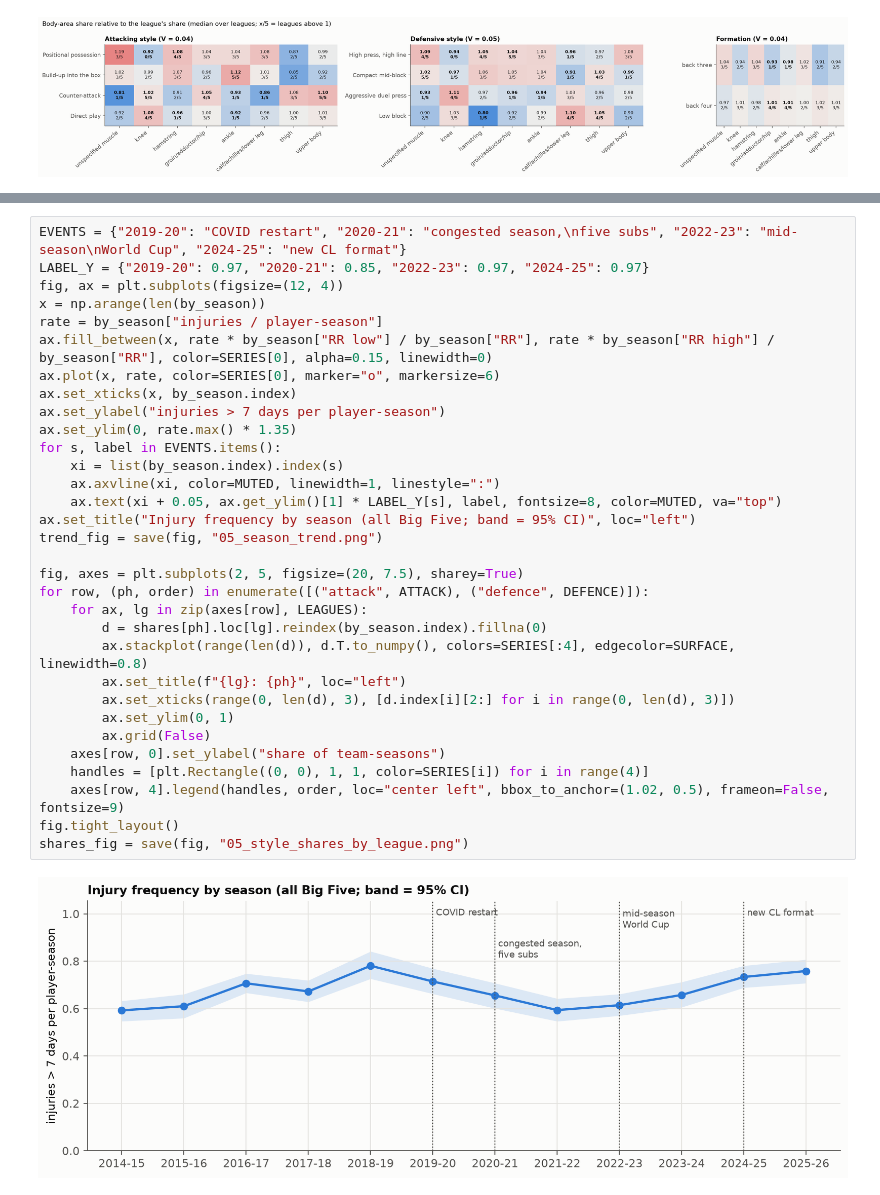
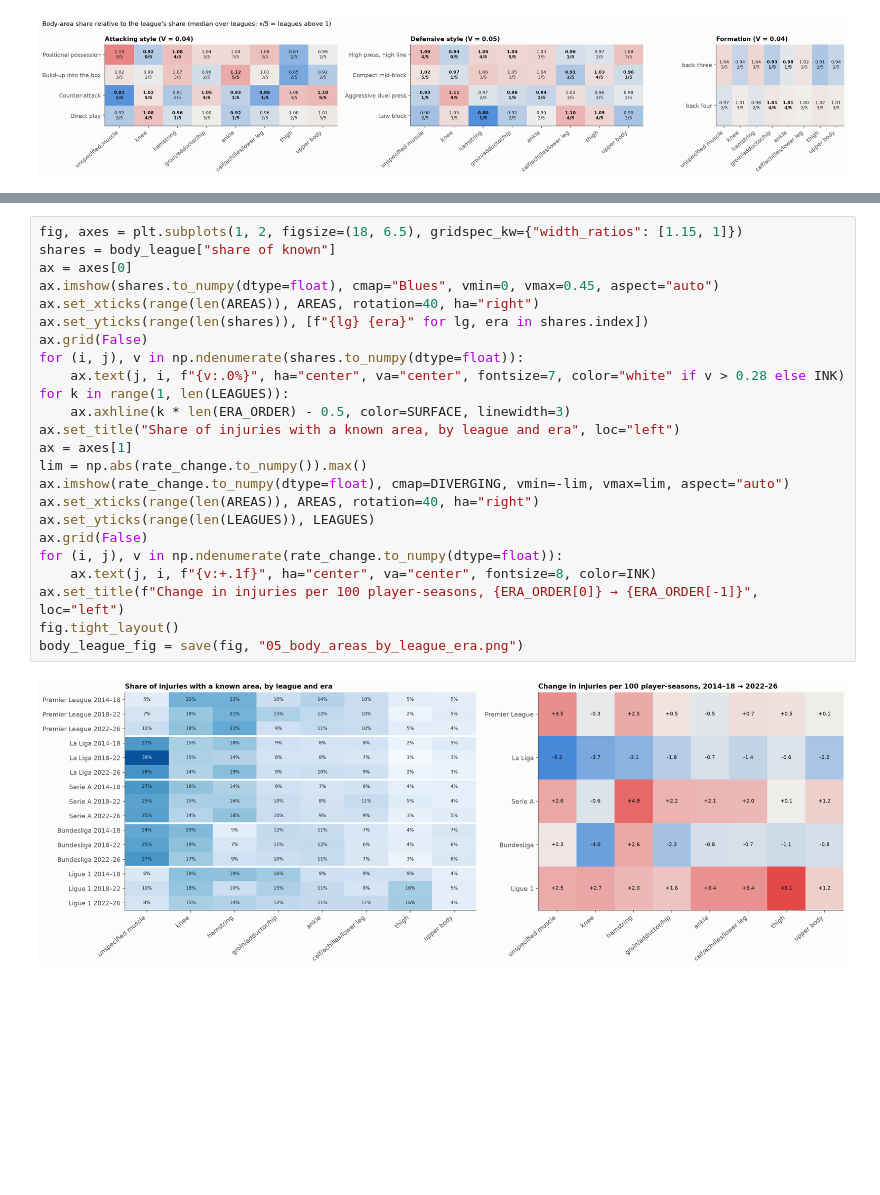
Before and after one commit to Mohammad99Shweiki/football-injuries, a Jupyter notebook: notebooks/05_injury_analysis.ipynb, the cells around one changed output, grey strips where cells are left out. Cells and saved outputs as stored; diff of their text form; blank space fills up the shorter version.

```diff
--- a/notebooks/05_injury_analysis.ipynb
+++ b/notebooks/05_injury_analysis.ipynb
@@ -575,34 +582,26 @@ season_league.round(3)
 # %%
-EVENTS = {"2019-20": "COVID restart", "2020-21": "congested season,\nfive subs", "2022-23": "mid-season\nWorld Cup", "2024-25": "new CL format"}
-LABEL_Y = {"2019-20": 0.97, "2020-21": 0.85, "2022-23": 0.97, "2024-25": 0.97}
-fig, ax = plt.subplots(figsize=(12, 4))
-x = np.arange(len(by_season))
-rate = by_season["injuries / player-season"]
-ax.fill_between(x, rate * by_season["RR low"] / by_season["RR"], rate * by_season["RR high"] / by_season["RR"], color=SERIES[0], alpha=0.15, linewidth=0)
-ax.plot(x, rate, color=SERIES[0], marker="o", markersize=6)
-ax.set_xticks(x, by_season.index)
-ax.set_ylabel("injuries > 7 days per player-season")
-ax.set_ylim(0, rate.max() * 1.35)
-for s, label in EVENTS.items():
-    xi = list(by_season.index).index(s)
-    ax.axvline(xi, color=MUTED, linewidth=1, linestyle=":")
-    ax.text(xi + 0.05, ax.get_ylim()[1] * LABEL_Y[s], label, fontsize=8, color=MUTED, va="top")
-ax.set_title("Injury frequency by season (all Big Five; band = 95% CI)", loc="left")
-trend_fig = save(fig, "05_season_trend.png")
-
-fig, axes = plt.subplots(2, 5, figsize=(20, 7.5), sharey=True)
-for row, (ph, order) in enumerate([("attack", ATTACK), ("defence", DEFENCE)]):
-    for ax, lg in zip(axes[row], LEAGUES):
-        d = shares[ph].loc[lg].reindex(by_season.index).fillna(0)
-        ax.stackplot(range(len(d)), d.T.to_numpy(), colors=SERIES[:4], edgecolor=SURFACE, linewidth=0.8)
-        ax.set_title(f"{lg}: {ph}", loc="left")
-        ax.set_xticks(range(0, len(d), 3), [d.index[i][2:] for i in range(0, len(d), 3)])
-        ax.set_ylim(0, 1)
-        ax.grid(False)
-    axes[row, 0].set_ylabel("share of team-seasons")
-    handles = [plt.Rectangle((0, 0), 1, 1, color=SERIES[i]) for i in range(4)]
-    axes[row, 4].legend(handles, order, loc="center left", bbox_to_anchor=(1.02, 0.5), frameon=False, fontsize=9)
+fig, axes = plt.subplots(1, 2, figsize=(18, 6.5), gridspec_kw={"width_ratios": [1.15, 1]})
+shares = body_league["share of known"]
+ax = axes[0]
+ax.imshow(shares.to_numpy(dtype=float), cmap="Blues", vmin=0, vmax=0.45, aspect="auto")
+ax.set_xticks(range(len(AREAS)), AREAS, rotation=40, ha="right")
+ax.set_yticks(range(len(shares)), [f"{lg} {era}" for lg, era in shares.index])
+ax.grid(False)
+for (i, j), v in np.ndenumerate(shares.to_numpy(dtype=float)):
+    ax.text(j, i, f"{v:.0%}", ha="center", va="center", fontsize=7, color="white" if v > 0.28 else INK)
+for k in range(1, len(LEAGUES)):
+    ax.axhline(k * len(ERA_ORDER) - 0.5, color=SURFACE, linewidth=3)
+ax.set_title("Share of injuries with a known area, by league and era", loc="left")
+ax = axes[1]
+lim = np.abs(rate_change.to_numpy()).max()
+ax.imshow(rate_change.to_numpy(dtype=float), cmap=DIVERGING, vmin=-lim, vmax=lim, aspect="auto")
+ax.set_xticks(range(len(AREAS)), AREAS, rotation=40, ha="right")
+ax.set_yticks(range(len(LEAGUES)), LEAGUES)
+ax.grid(False)
+for (i, j), v in np.ndenumerate(rate_change.to_numpy(dtype=float)):
+    ax.text(j, i, f"{v:+.1f}", ha="center", va="center", fontsize=8, color=INK)
+ax.set_title(f"Change in injuries per 100 player-seasons, {ERA_ORDER[0]} → {ERA_ORDER[-1]}", loc="left")
 fig.tight_layout()
-shares_fig = save(fig, "05_style_shares_by_league.png")
+body_league_fig = save(fig, "05_body_areas_by_league_era.png")
 # %% [output]
-[figure, old version]
+[figure, new version]
```
Also changed, not shown: parts of 62 cells of this notebook, 14 other files.
